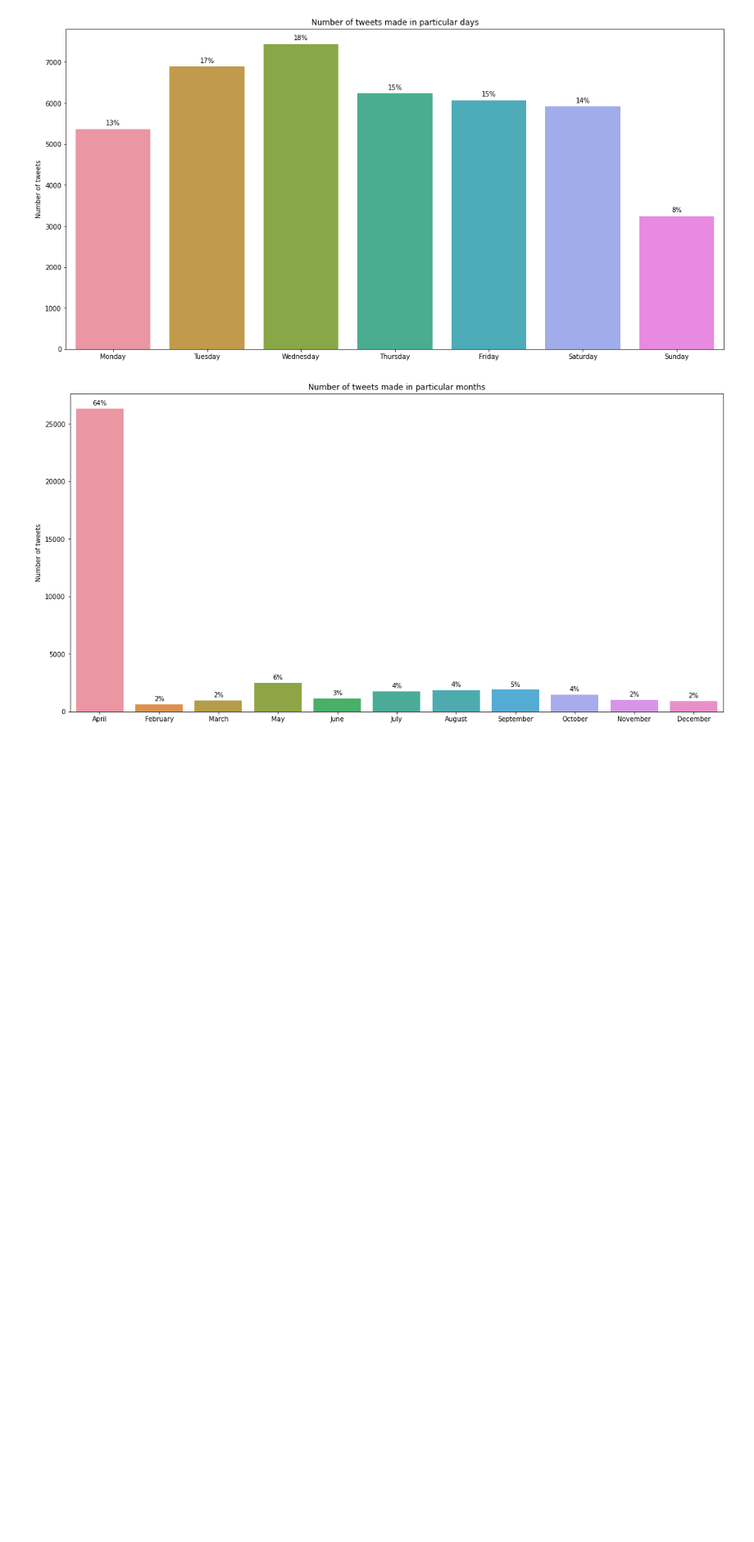
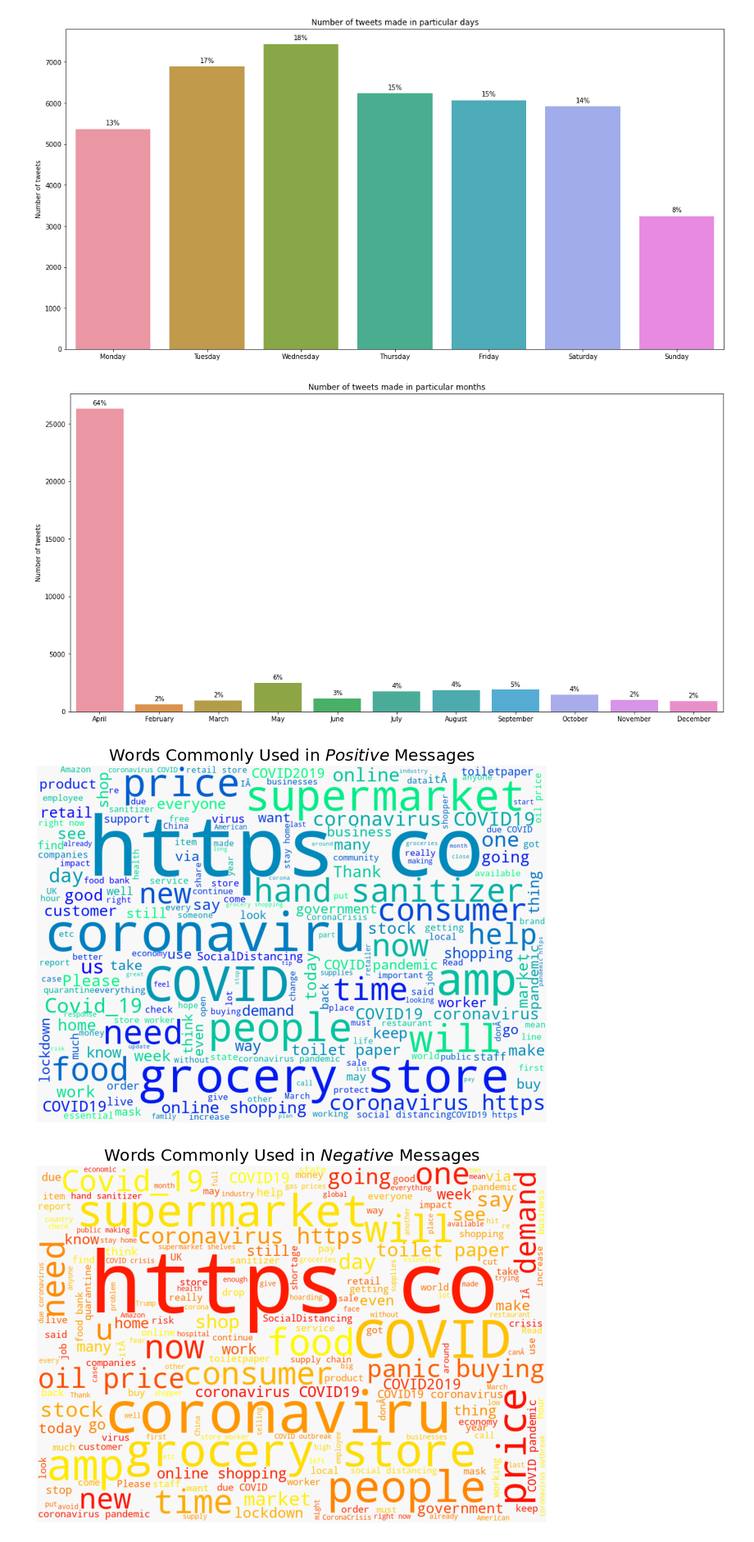
Before and after one commit to Dhineshks/nlp-workouts, a Jupyter notebook: Classification/visualize.ipynb, the cells around one changed output. Shown at 82% size. Drawn from its saved outputs; the diff is of its cells as text; code cells hidden in the pictures; blank space fills up the shorter version.

Commit message:
wordcloud visualization

```diff
--- a/Classification/visualize.ipynb
+++ b/Classification/visualize.ipynb
@@ -311,3 +312,16 @@ axis_labels(months)
 plt.show()
 # %% [output]
 [figure]
+# %%
+for label, cmap in zip(['Positive', 'Negative', 'Neutral', 'Extremely Positive', 'Extremely Negative'], ['winter', 'autumn', 'magma', 'viridis', 'plasma']):
+    text = train_data.query('Sentiment == @label')['OriginalTweet'].str.cat(sep=' ')
+    plt.figure(figsize=(15, 8))
+    wc = WordCloud(width=1000, height=700, background_color="#f8f8f8", colormap=cmap)
+    wc.generate_from_text(text)
+    plt.imshow(wc)
+    plt.axis("off")
+    plt.title(f"Words Commonly Used in ${label}$ Messages", size=20)
+    plt.show()
+# %% [output]
+[figure, added]
+[figure, added]
```
Also changed, not shown: parts of 2 cells of this notebook.
